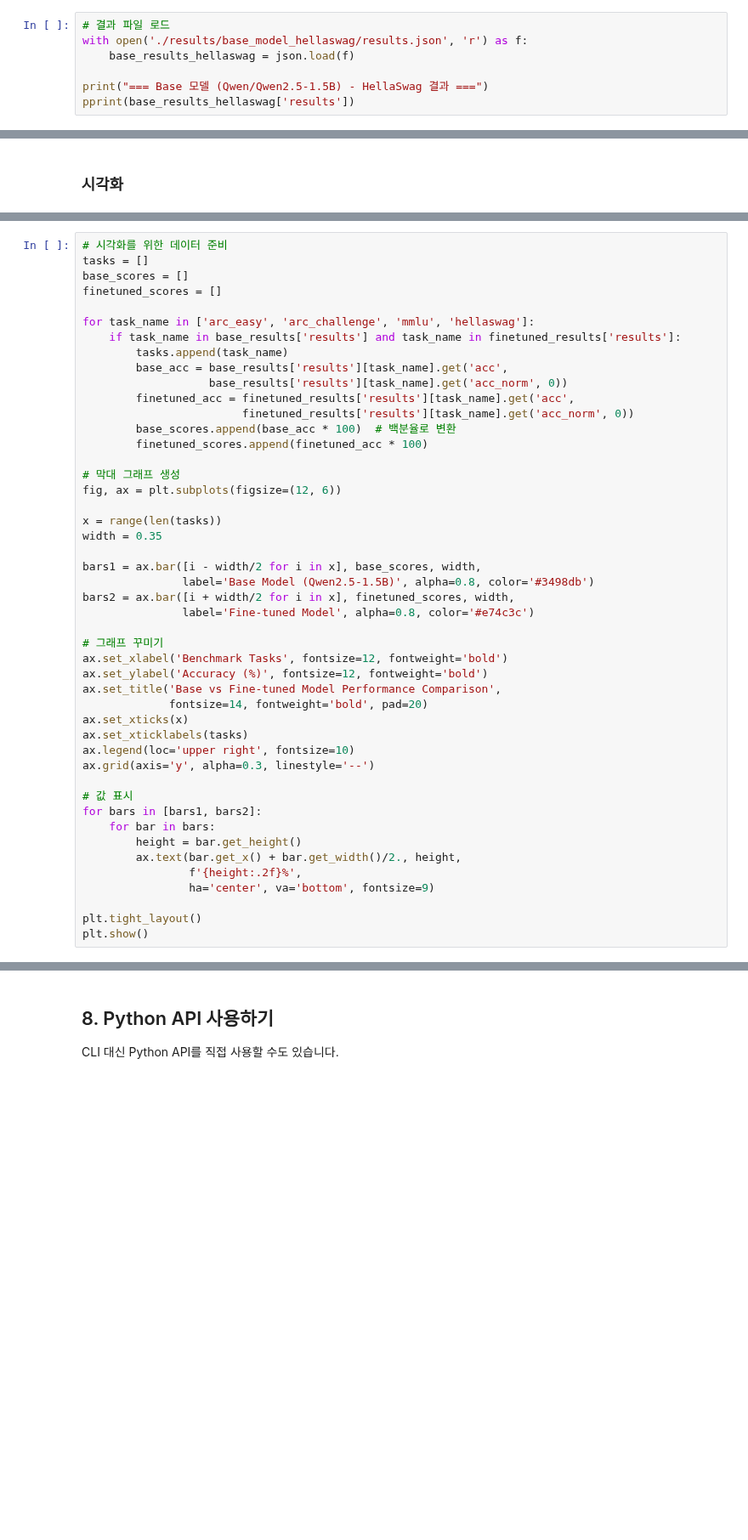
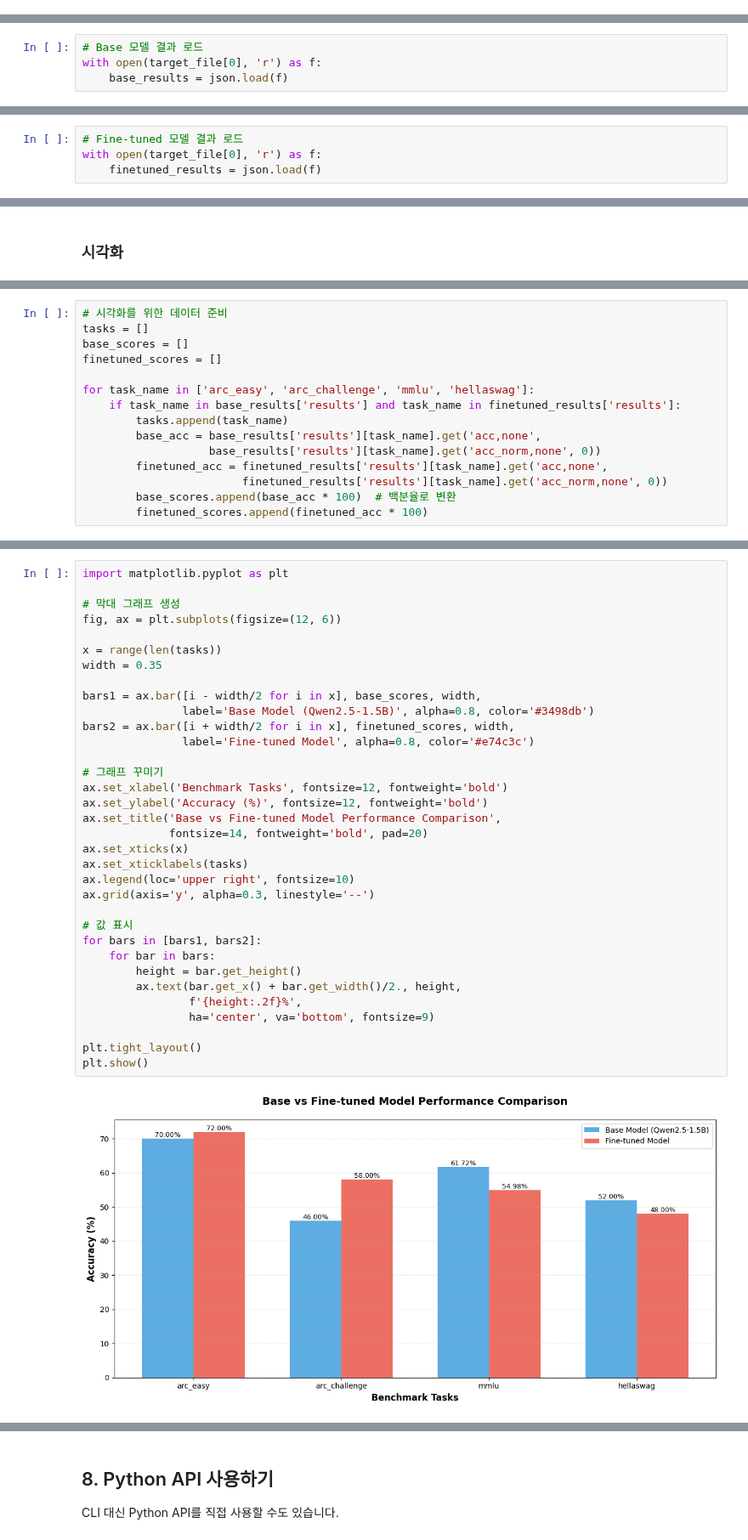
Before and after one commit to skai-27/course_LLM, a Jupyter notebook: 2. LLM Fine Tuning/2. gguf/3. 모델 학습/3. evaluation/lectures/1. lm_evaluation_harness.ipynb, the cells around one changed output, grey strips where cells are left out. Shown at 85% size. Cells and saved outputs as stored; diff of their text form; blank space fills up the shorter version.

```diff
--- a/2. LLM Fine Tuning/2. gguf/3. 모델 학습/3. evaluation/lectures/1. lm_evaluation_harness.ipynb
+++ b/2. LLM Fine Tuning/2. gguf/3. 모델 학습/3. evaluation/lectures/1. lm_evaluation_harness.ipynb
@@ -422,9 +389,2 @@ Base 모델의 성능을 여러 벤치마크에서 평가합니다.
 
 평가 결과를 JSON 파일에서 로드하여 확인합니다.
-# %%
-# 결과 파일 로드
-with open('./results/base_model_hellaswag/results.json', 'r') as f:
-    base_results_hellaswag = json.load(f)
-
-print("=== Base 모델 (Qwen/Qwen2.5-1.5B) - HellaSwag 결과 ===")
-pprint(base_results_hellaswag['results'])
@@ -477,0 +677,4 @@ Base 모델과 Fine-tuned 모델의 성능을 비교합니다.
+# %%
+# Base 모델 결과 로드
+with open(target_file[0], 'r') as f:
+    base_results = json.load(f)
@@ -477,0 +697,4 @@ Base 모델과 Fine-tuned 모델의 성능을 비교합니다.
+# %%
+# Fine-tuned 모델 결과 로드
+with open(target_file[0], 'r') as f:
+    finetuned_results = json.load(f)
@@ -514,0 +747,15 @@ print("\n" + "="*80)
+# %%
+# 시각화를 위한 데이터 준비
+tasks = []
+base_scores = []
+finetuned_scores = []
+
+for task_name in ['arc_easy', 'arc_challenge', 'mmlu', 'hellaswag']:
+    if task_name in base_results['results'] and task_name in finetuned_results['results']:
+        tasks.append(task_name)
+        base_acc = base_results['results'][task_name].get('acc,none',
+                   base_results['results'][task_name].get('acc_norm,none', 0))
+        finetuned_acc = finetuned_results['results'][task_name].get('acc,none',
+                        finetuned_results['results'][task_name].get('acc_norm,none', 0))
+        base_scores.append(base_acc * 100)  # 백분율로 변환
+        finetuned_scores.append(finetuned_acc * 100)
@@ -515,49 +764,38 @@ print("\n" + "="*80)
 # %%
-# 시각화를 위한 데이터 준비
-tasks = []
-base_scores = []
-finetuned_scores = []
-
-for task_name in ['arc_easy', 'arc_challenge', 'mmlu', 'hellaswag']:
-    if task_name in base_results['results'] and task_name in finetuned_results['results']:
-        tasks.append(task_name)
-        base_acc = base_results['results'][task_name].get('acc',
-                   base_results['results'][task_name].get('acc_norm', 0))
-        finetuned_acc = finetuned_results['results'][task_name].get('acc',
-                        finetuned_results['results'][task_name].get('acc_norm', 0))
-        base_scores.append(base_acc * 100)  # 백분율로 변환
-        finetuned_scores.append(finetuned_acc * 100)
+import matplotlib.pyplot as plt
 
 # 막대 그래프 생성
 fig, ax = plt.subplots(figsize=(12, 6))
 
 x = range(len(tasks))
 width = 0.35
 
 bars1 = ax.bar([i - width/2 for i in x], base_scores, width,
                label='Base Model (Qwen2.5-1.5B)', alpha=0.8, color='#3498db')
 bars2 = ax.bar([i + width/2 for i in x], finetuned_scores, width,
                label='Fine-tuned Model', alpha=0.8, color='#e74c3c')
 
 # 그래프 꾸미기
 ax.set_xlabel('Benchmark Tasks', fontsize=12, fontweight='bold')
 ax.set_ylabel('Accuracy (%)', fontsize=12, fontweight='bold')
 ax.set_title('Base vs Fine-tuned Model Performance Comparison',
              fontsize=14, fontweight='bold', pad=20)
 ax.set_xticks(x)
 ax.set_xticklabels(tasks)
 ax.legend(loc='upper right', fontsize=10)
 ax.grid(axis='y', alpha=0.3, linestyle='--')
 
 # 값 표시
 for bars in [bars1, bars2]:
     for bar in bars:
         height = bar.get_height()
         ax.text(bar.get_x() + bar.get_width()/2., height,
                 f'{height:.2f}%',
                 ha='center', va='bottom', fontsize=9)
 
 plt.tight_layout()
 plt.show()
+# %% [output]
+[figure, added]
 # %% [markdown]
 ## 6. 고급 옵션
```
Also changed, not shown: parts of 82 cells of this notebook, 2 other files.
